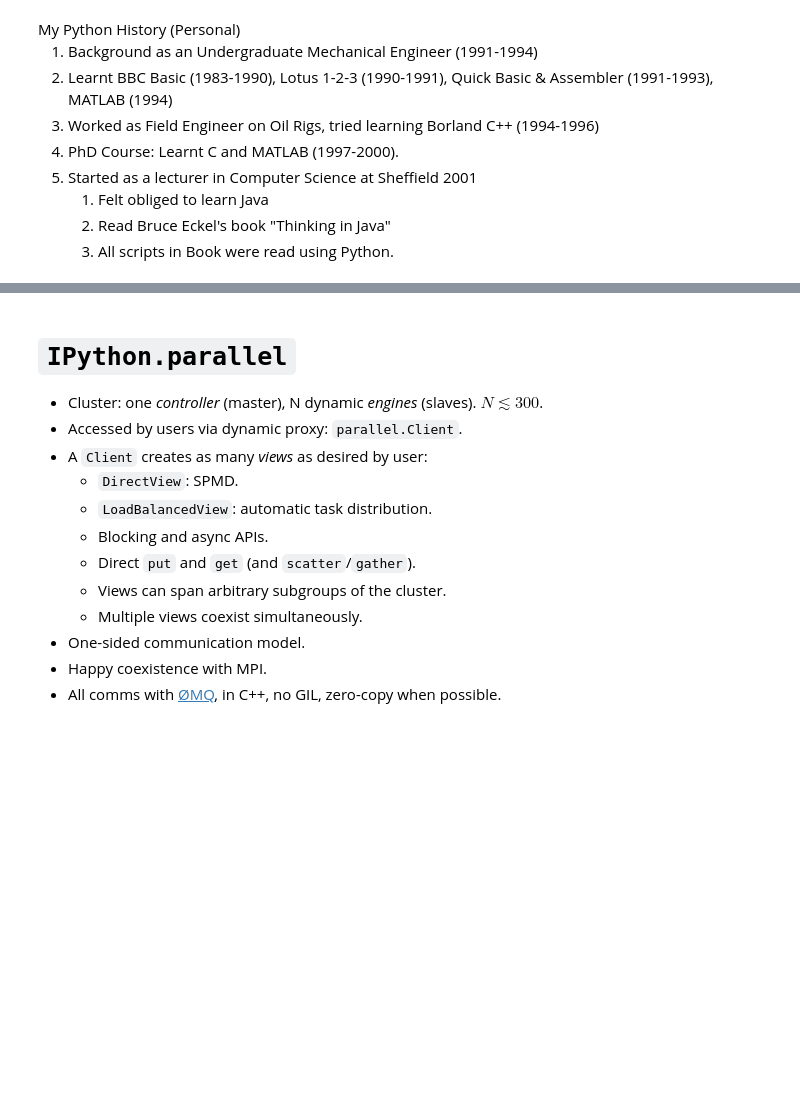
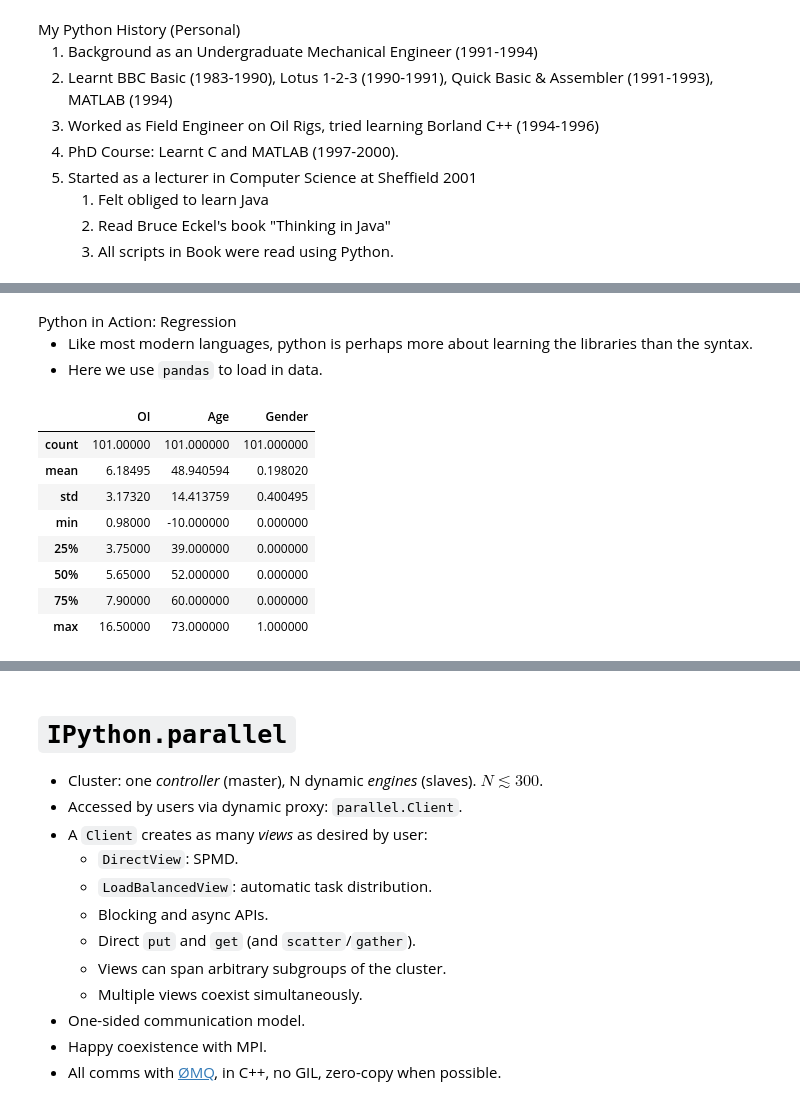
Before and after one commit to lawrennd/statslang, a Jupyter notebook: python/statslang.ipynb, the cells around one changed output, grey strips where cells are left out. Cells and saved outputs as stored; diff of their text form; code cells hidden in the pictures; blank space fills up the shorter version.

```diff
--- a/python/statslang.ipynb
+++ b/python/statslang.ipynb
@@ -108,0 +119,22 @@ NameError: name 'YouTubeVideo' is not defined
+# %% [markdown]
+<div class="slide-header">Python in Action: Regression</div>
+
+* Like most modern languages, python is perhaps more about learning the libraries than the syntax.
+* Here we use `pandas` to load in data.
+# %%
+import pandas as pd  # first we import the pandas library
+df = pd.read_csv('../R/data/regression.csv')  # now we read in the data
+
+# gender is stored as male/female. We convert it to 0/1
+df['Gender'] = df['Sex'].map( {'Female': 0, 'Male': 1} ).astype(int)
+df.describe()
+# %% [output]
+|  | OI | Age | Gender |
+| count | 101.00000 | 101.000000 | 101.000000 |
+| mean | 6.18495 | 48.940594 | 0.198020 |
+| std | 3.17320 | 14.413759 | 0.400495 |
+| min | 0.98000 | -10.000000 | 0.000000 |
+| 25% | 3.75000 | 39.000000 | 0.000000 |
+| 50% | 5.65000 | 52.000000 | 0.000000 |
+| 75% | 7.90000 | 60.000000 | 0.000000 |
+| max | 16.50000 | 73.000000 | 1.000000 |
```
Also changed, not shown: parts of 40 cells of this notebook.
